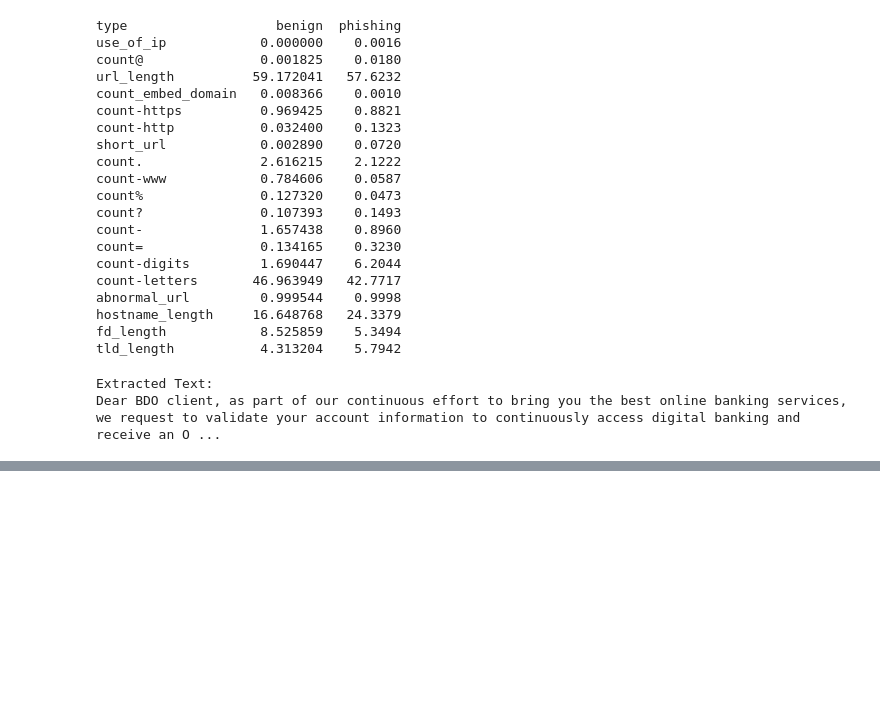
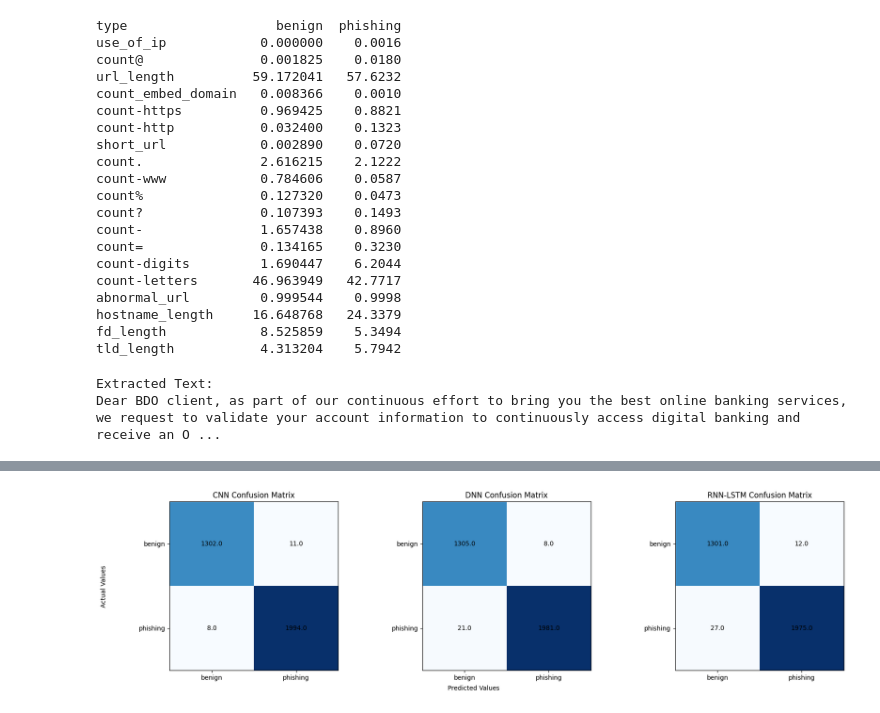
Before and after one commit to iEdzel7/LigtasBanko, a Jupyter notebook: LigtasBanko.ipynb, the cells around one changed output, grey strips where cells are left out. Cells and saved outputs as stored; diff of their text form; code cells hidden in the pictures; blank space fills up the shorter version.

```diff
--- a/LigtasBanko.ipynb
+++ b/LigtasBanko.ipynb
@@ -905,0 +1014,60 @@ Dear BDO client, as part of our continuous effort to bring you the best online b
+# %%
+import matplotlib.pyplot as plt
+import numpy as np
+
+# Data for confusion matrices
+cnn_matrix = np.array([[1302.0, 11.0],
+                       [8.0, 1994.0]])
+dnn_matrix = np.array([[1305.0, 8.0],
+                       [21.0, 1981.0]])
+rnn_lstm_matrix = np.array([[1301.0, 12.0],
+                            [27.0, 1975.0]])
+
+# Labels for the axes
+x_labels = ['benign', 'phishing']
+y_labels = ['benign', 'phishing']
+
+# Create a figure with 3 subplots side by side
+fig, axes = plt.subplots(1, 3, figsize=(18, 5))
+
+# Plot CNN Confusion Matrix
+axes[0].imshow(cnn_matrix, interpolation='nearest', cmap=plt.cm.Blues)
+axes[0].set_title("CNN Confusion Matrix")
+axes[0].set_xticks(np.arange(len(x_labels)))
+axes[0].set_yticks(np.arange(len(y_labels)))
+axes[0].set_xticklabels(x_labels)
+axes[0].set_yticklabels(y_labels)
+for i in range(cnn_matrix.shape[0]):
+    for j in range(cnn_matrix.shape[1]):
+        axes[0].text(j, i, format(cnn_matrix[i, j], '.1f'), ha='center', va='center', color='black')
+
+# Plot DNN Confusion Matrix
+axes[1].imshow(dnn_matrix, interpolation='nearest', cmap=plt.cm.Blues)
+axes[1].set_title("DNN Confusion Matrix")
+axes[1].set_xticks(np.arange(len(x_labels)))
+axes[1].set_yticks(np.arange(len(y_labels)))
+axes[1].set_xticklabels(x_labels)
+axes[1].set_yticklabels(y_labels)
+for i in range(dnn_matrix.shape[0]):
+    for j in range(dnn_matrix.shape[1]):
+        axes[1].text(j, i, format(dnn_matrix[i, j], '.1f'), ha='center', va='center', color='black')
+
+# Plot RNN-LSTM Confusion Matrix
+axes[2].imshow(rnn_lstm_matrix, interpolation='nearest', cmap=plt.cm.Blues)
+axes[2].set_title("RNN-LSTM Confusion Matrix")
+axes[2].set_xticks(np.arange(len(x_labels)))
+axes[2].set_yticks(np.arange(len(y_labels)))
+axes[2].set_xticklabels(x_labels)
+axes[2].set_yticklabels(y_labels)
+for i in range(rnn_lstm_matrix.shape[0]):
+    for j in range(rnn_lstm_matrix.shape[1]):
+        axes[2].text(j, i, format(rnn_lstm_matrix[i, j], '.1f'), ha='center', va='center', color='black')
+
+# Set shared axis labels
+fig.text(0.5, 0.04, 'Predicted Values', ha='center')
+fig.text(0.04, 0.5, 'Actual Values', va='center', rotation='vertical')
+
+plt.tight_layout(rect=[0.05, 0.05, 1, 0.95])
+plt.show()
+# %% [output]
+[figure, added]
```
Also changed, not shown: parts of 3 cells of this notebook, 1 other file.
